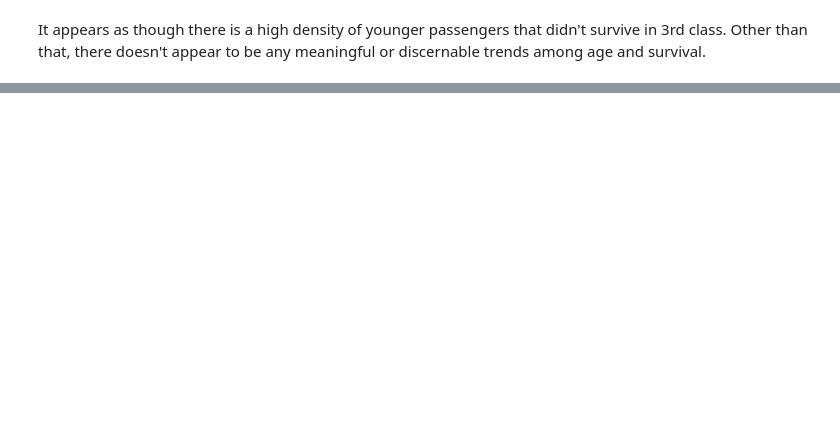
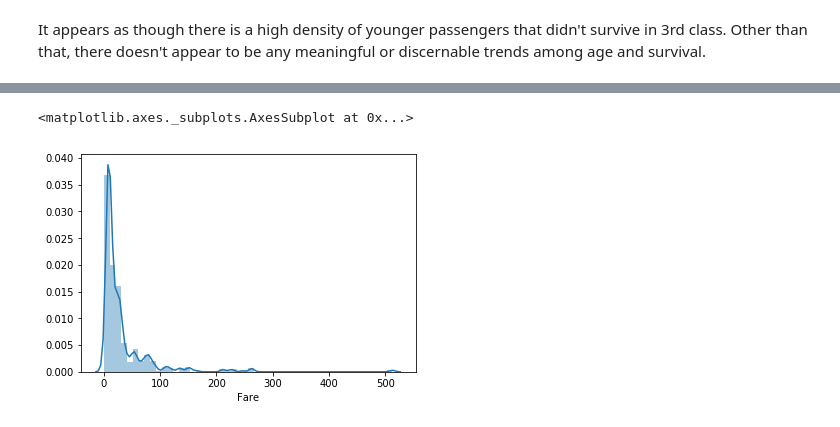
Before and after one commit to chadbartel/Data-Science-Projects, a Jupyter notebook: Titanic/Code/Model/Experiments/Experiment07/eda_titanic_07.ipynb, the cells around one changed output, grey strips where cells are left out. Drawn from its saved outputs; the diff is of its cells as text; code cells hidden in the pictures; blank space fills up the shorter version.

```diff
--- a/Titanic/Code/Model/Experiments/Experiment07/eda_titanic_07.ipynb
+++ b/Titanic/Code/Model/Experiments/Experiment07/eda_titanic_07.ipynb
@@ -728,0 +744,5 @@ It appears as though there is a high density of younger passengers that didn't s
+# %%
+sns.distplot(df_train['Fare'])
+# %% [output]
+<matplotlib.axes._subplots.AxesSubplot at 0x...>
+[figure, added]
```
Also changed, not shown: parts of 21 cells of this notebook.
